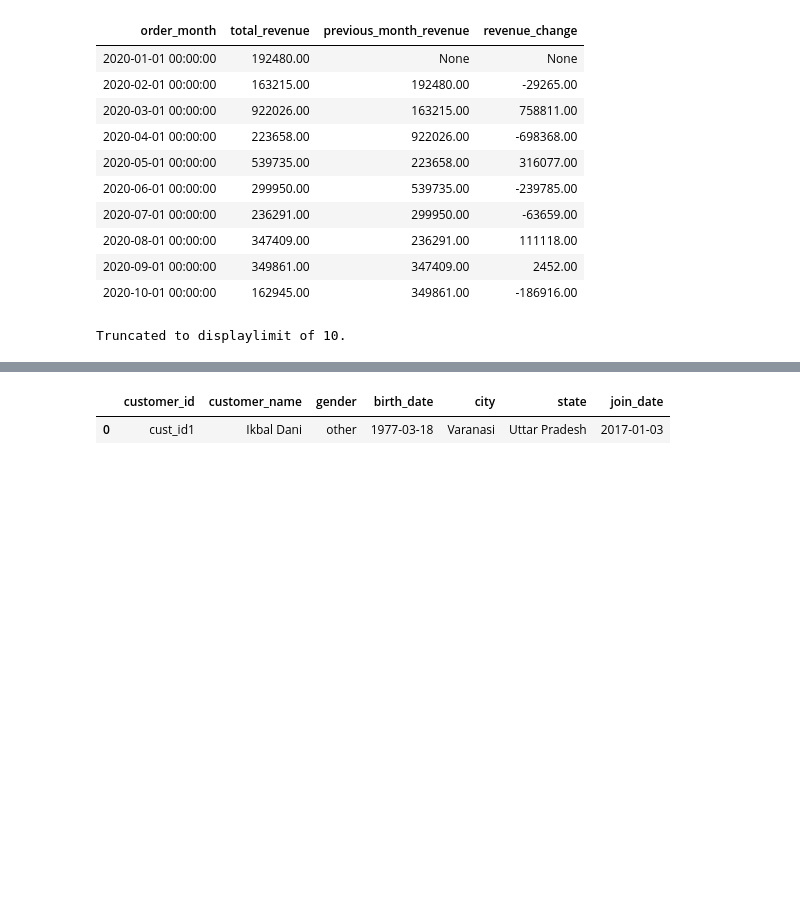
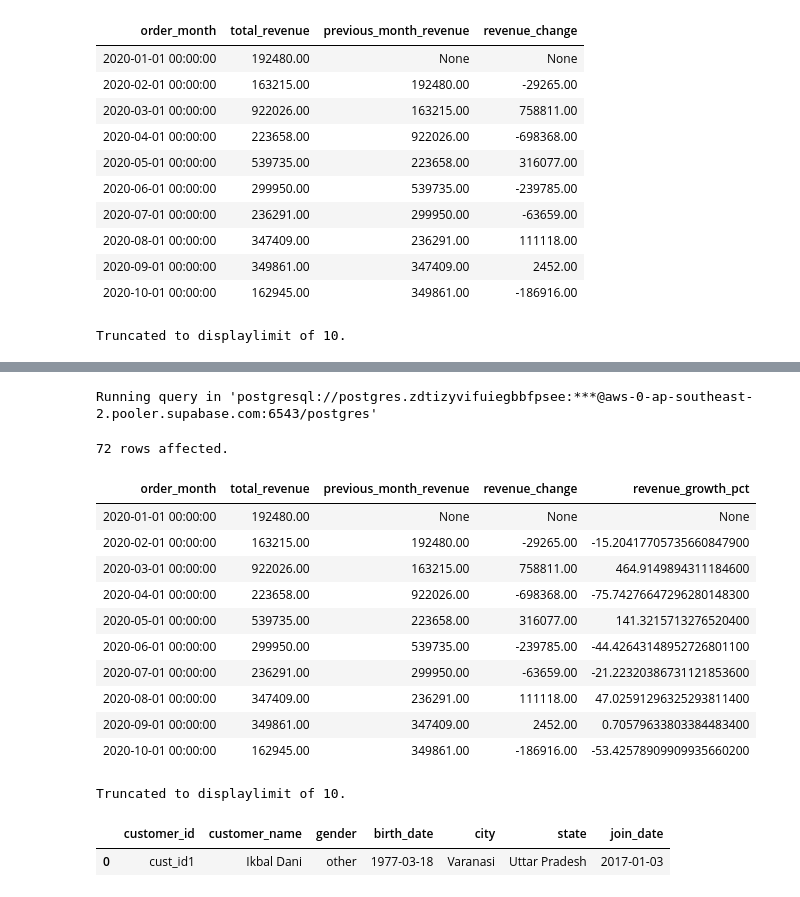
Before and after one commit to umesh-creates/sql_pandas_exercise_and_notes, a Jupyter notebook: retail_analysis exercise/date _and_time.ipynb, the cells around one changed output, grey strips where cells are left out. Saved outputs shown, nothing was run; the diff lists cells and outputs as text; code cells hidden in the pictures; blank space fills up the shorter version.

Commit message:
revenue growth percentage

```diff
--- a/retail_analysis exercise/date _and_time.ipynb
+++ b/retail_analysis exercise/date _and_time.ipynb
@@ -1279,3 +1296,41 @@ Truncated to displaylimit of 10.
+# %%
+%%sql
+SELECT order_month, total_revenue, previous_month_revenue,
+    (total_revenue - previous_month_revenue) AS revenue_change,
+    (
+        (total_revenue - previous_month_revenue)
+        / NULLIF(previous_month_revenue, 0)
+    ) * 100 AS revenue_growth_pct
+FROM (
+    SELECT DATE_TRUNC('month', o.order_date) AS order_month,
+        SUM(p.selling_price * oi.quantity) AS total_revenue,
+        LAG(SUM(p.selling_price * oi.quantity))
+        OVER(
+            ORDER BY DATE_TRUNC('month', o.order_date) ASC
+        ) AS previous_month_revenue
+    FROM retail_analysis.orders o
+    JOIN retail_analysis.order_items oi
+    ON oi.order_id = o.order_id
+    JOIN retail_analysis.products p
+    ON p.product_id = oi.product_id
+    GROUP BY DATE_TRUNC('month', o.order_date)
+    ORDER BY order_month ASC
+)
+# %% [output]
+Running query in 'postgresql://postgres.zdtizyvifuiegbbfpsee:***@aws-0-ap-southeast-2.pooler.supabase.com:6543/postgres'
+72 rows affected.
+| order_month | total_revenue | previous_month_revenue | revenue_change | revenue_growth_pct |
+| 2020-01-01 00:00:00 | 192480.00 | None | None | None |
+| 2020-02-01 00:00:00 | 163215.00 | 192480.00 | -29265.00 | -15.20417705735660847900 |
+| 2020-03-01 00:00:00 | 922026.00 | 163215.00 | 758811.00 | 464.9149894311184600 |
+| 2020-04-01 00:00:00 | 223658.00 | 922026.00 | -698368.00 | -75.74276647296280148300 |
+| 2020-05-01 00:00:00 | 539735.00 | 223658.00 | 316077.00 | 141.3215713276520400 |
+| 2020-06-01 00:00:00 | 299950.00 | 539735.00 | -239785.00 | -44.42643148952726801100 |
+| 2020-07-01 00:00:00 | 236291.00 | 299950.00 | -63659.00 | -21.22320386731121853600 |
+| 2020-08-01 00:00:00 | 347409.00 | 236291.00 | 111118.00 | 47.02591296325293811400 |
+| 2020-09-01 00:00:00 | 349861.00 | 347409.00 | 2452.00 | 0.70579633803384483400 |
+| 2020-10-01 00:00:00 | 162945.00 | 349861.00 | -186916.00 | -53.42578909909935660200 |
+Truncated to displaylimit of 10.
 # %%
 customers.head(1)
 # %% [output]
```
Also changed, not shown: parts of 1 cell of this notebook.
